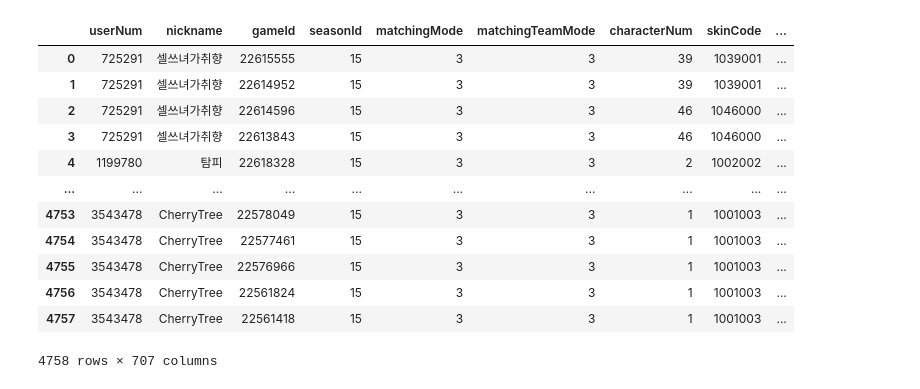
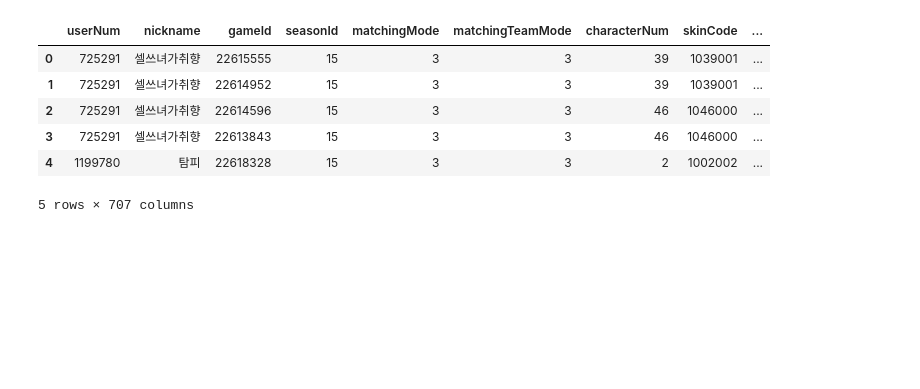
Before and after one commit to discipliner/webCrawling, a Jupyter notebook: crawling.ipynb, the cells around one changed output. Cells and saved outputs as stored; diff of their text form; code cells hidden in the pictures; blank space fills up the shorter version.

```diff
--- a/crawling.ipynb
+++ b/crawling.ipynb
@@ -463,21 +374,15 @@ topRanksNow90_df.to_csv('out/current_rank.csv')
 pass
 # %%
 topRanksNow90_df = pd.read_csv('data/current_rank - changed.csv')
-topRanksNow90_df
+topRanksNow90_df.head()
 # %% [output]
 |  | userNum | nickname | gameId | seasonId | matchingMode | matchingTeamMode | characterNum | skinCode | ... |
 | 0 | 725291 | 셀쓰녀가취향 | 22615555 | 15 | 3 | 3 | 39 | 1039001 | ... |
 | 1 | 725291 | 셀쓰녀가취향 | 22614952 | 15 | 3 | 3 | 39 | 1039001 | ... |
 | 2 | 725291 | 셀쓰녀가취향 | 22614596 | 15 | 3 | 3 | 46 | 1046000 | ... |
 | 3 | 725291 | 셀쓰녀가취향 | 22613843 | 15 | 3 | 3 | 46 | 1046000 | ... |
 | 4 | 1199780 | 탐피 | 22618328 | 15 | 3 | 3 | 2 | 1002002 | ... |
-| ... | ... | ... | ... | ... | ... | ... | ... | ... | ... |
-| 4753 | 3543478 | CherryTree | 22578049 | 15 | 3 | 3 | 1 | 1001003 | ... |
-| 4754 | 3543478 | CherryTree | 22577461 | 15 | 3 | 3 | 1 | 1001003 | ... |
-| 4755 | 3543478 | CherryTree | 22576966 | 15 | 3 | 3 | 1 | 1001003 | ... |
-| 4756 | 3543478 | CherryTree | 22561824 | 15 | 3 | 3 | 1 | 1001003 | ... |
-| 4757 | 3543478 | CherryTree | 22561418 | 15 | 3 | 3 | 1 | 1001003 | ... |
-4758 rows × 707 columns
+5 rows × 707 columns
 # %%
 skin = requests.get(url + 'data/CharacterSkin', headers=headers) # 스킨
 time.sleep(1)
```
Also changed, not shown: parts of 65 cells of this notebook, 6 other files.
